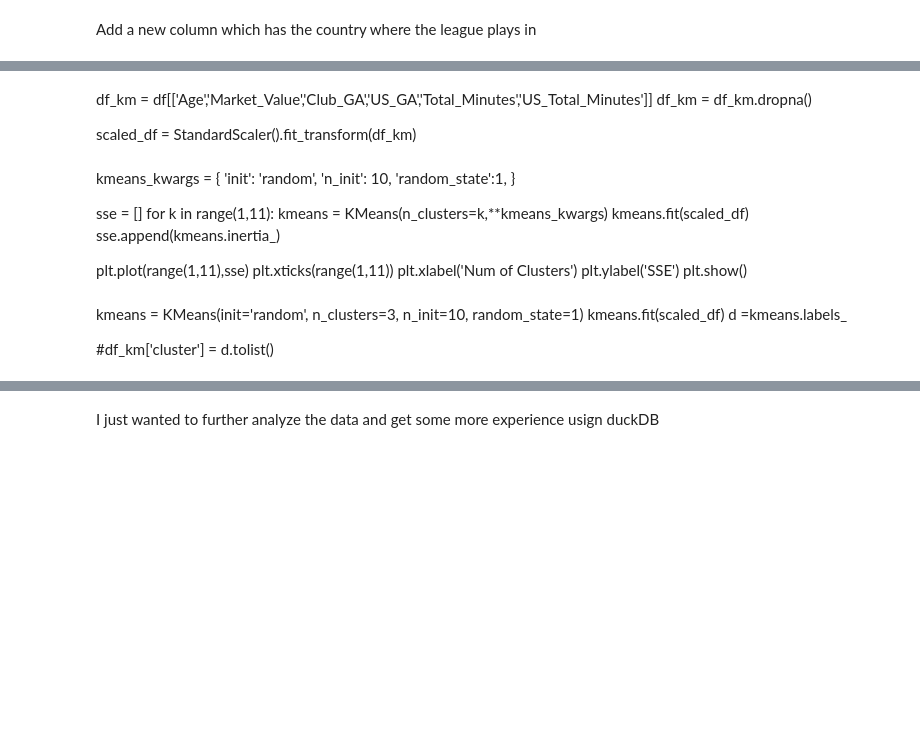
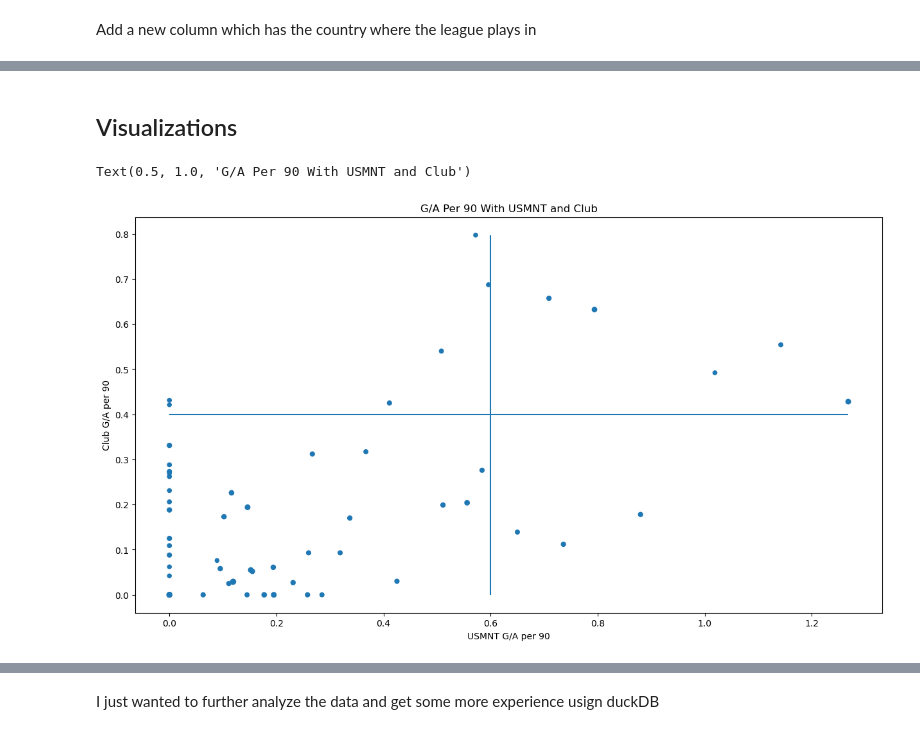
Before and after one commit to Domgraz/USMNT_EDA, a Jupyter notebook: usmnt_analysis.ipynb, the cells around one changed output, grey strips where cells are left out. Cells and saved outputs as stored; diff of their text form; code cells hidden in the pictures; blank space fills up the shorter version.

```diff
--- a/usmnt_analysis.ipynb
+++ b/usmnt_analysis.ipynb
@@ -194,30 +174,14 @@ y_hat = kmeans.predict(X)
-# %% [markdown]
-df_km = df[['Age','Market_Value','Club_GA','US_GA','Total_Minutes','US_Total_Minutes']]
-df_km = df_km.dropna()
-
-scaled_df = StandardScaler().fit_transform(df_km)
-# %% [markdown]
-kmeans_kwargs = {
-    'init': 'random',
-    'n_init': 10,
-    'random_state':1,
-}
-
-sse = []
-for k in range(1,11):
-    kmeans = KMeans(n_clusters=k,**kmeans_kwargs)
-    kmeans.fit(scaled_df)
-    sse.append(kmeans.inertia_)
-
-
-plt.plot(range(1,11),sse)
-plt.xticks(range(1,11))
-plt.xlabel('Num of Clusters')
-plt.ylabel('SSE')
-plt.show()
-# %% [markdown]
-kmeans = KMeans(init='random', n_clusters=3, n_init=10, random_state=1)
-kmeans.fit(scaled_df)
-d =kmeans.labels_
-
-#df_km['cluster'] = d.tolist()
+# %% [markdown]
+## Visualizations
+# %%
+plt.figure(figsize = (15,8))
+
+plt.scatter(df['US_GA'], df['Club_GA'], s = df['Age'])
+plt.hlines(y = .4, xmin = min(df['US_GA']), xmax = max(df['US_GA']) )
+plt.vlines(x = .6, ymin = min(df['Club_GA']), ymax = max(df['Club_GA']) )
+plt.xlabel('USMNT G/A per 90')
+plt.ylabel('Club G/A per 90')
+plt.title('G/A Per 90 With USMNT and Club')
+# %% [output]
+Text(0.5, 1.0, 'G/A Per 90 With USMNT and Club')
+[figure, added]
```
Also changed, not shown: parts of 17 cells of this notebook, 1 other file.
